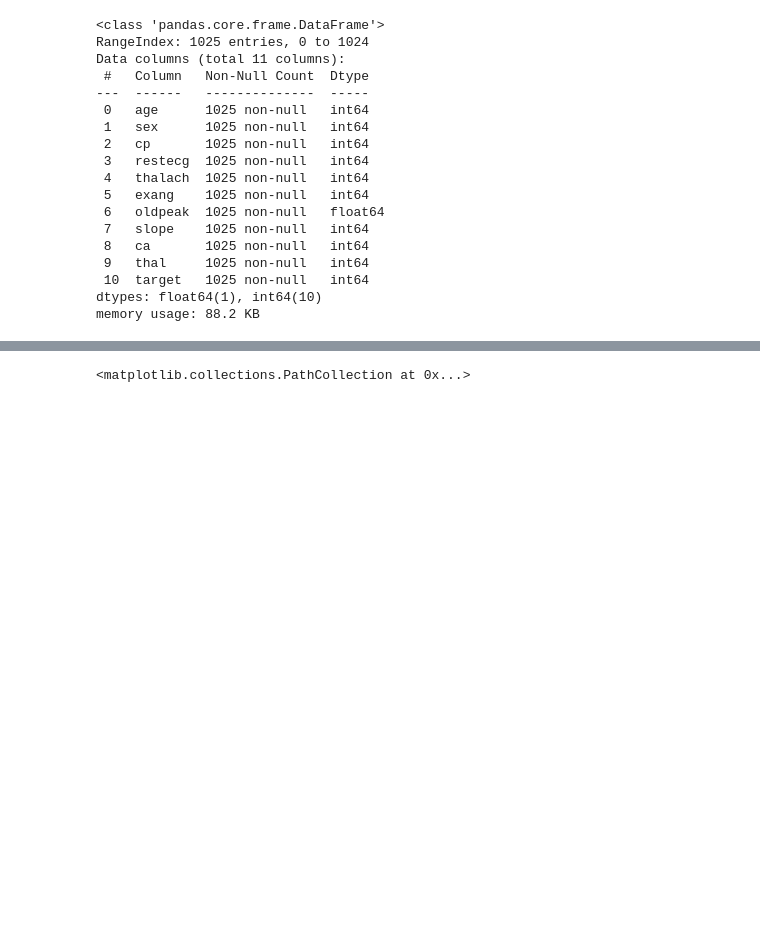
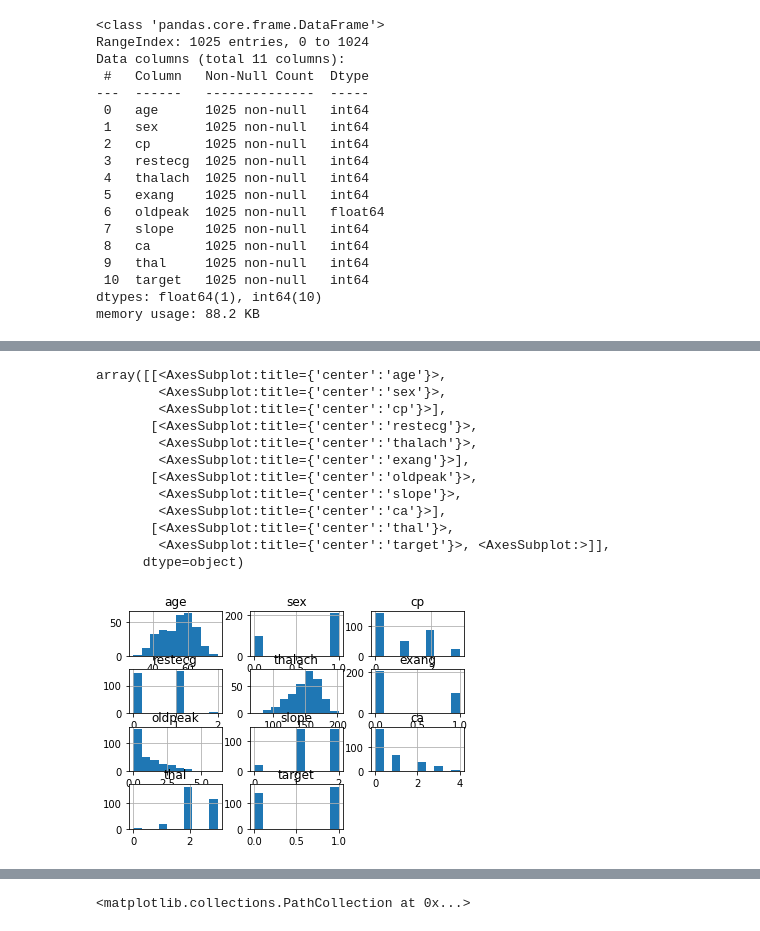
Before and after one commit to khaTruongIT/decision_system_health, a Jupyter notebook: Code.ipynb, the cells around one changed output, grey strips where cells are left out. Cells and saved outputs as stored; diff of their text form; code cells hidden in the pictures; blank space fills up the shorter version.

```diff
--- a/Code.ipynb
+++ b/Code.ipynb
@@ -279,0 +299,17 @@ memory usage: 23.3 KB
+# %%
+#Xem các thuộc tính trong dataset statlog
+df_statlog.hist()
+# %% [output]
+array([[<AxesSubplot:title={'center':'age'}>,
+        <AxesSubplot:title={'center':'sex'}>,
+        <AxesSubplot:title={'center':'cp'}>],
+       [<AxesSubplot:title={'center':'restecg'}>,
+        <AxesSubplot:title={'center':'thalach'}>,
+        <AxesSubplot:title={'center':'exang'}>],
+       [<AxesSubplot:title={'center':'oldpeak'}>,
+        <AxesSubplot:title={'center':'slope'}>,
+        <AxesSubplot:title={'center':'ca'}>],
+       [<AxesSubplot:title={'center':'thal'}>,
+        <AxesSubplot:title={'center':'target'}>, <AxesSubplot:>]],
+      dtype=object)
+[figure, added]
```
Also changed, not shown: parts of 28 cells of this notebook, 2 other files.
